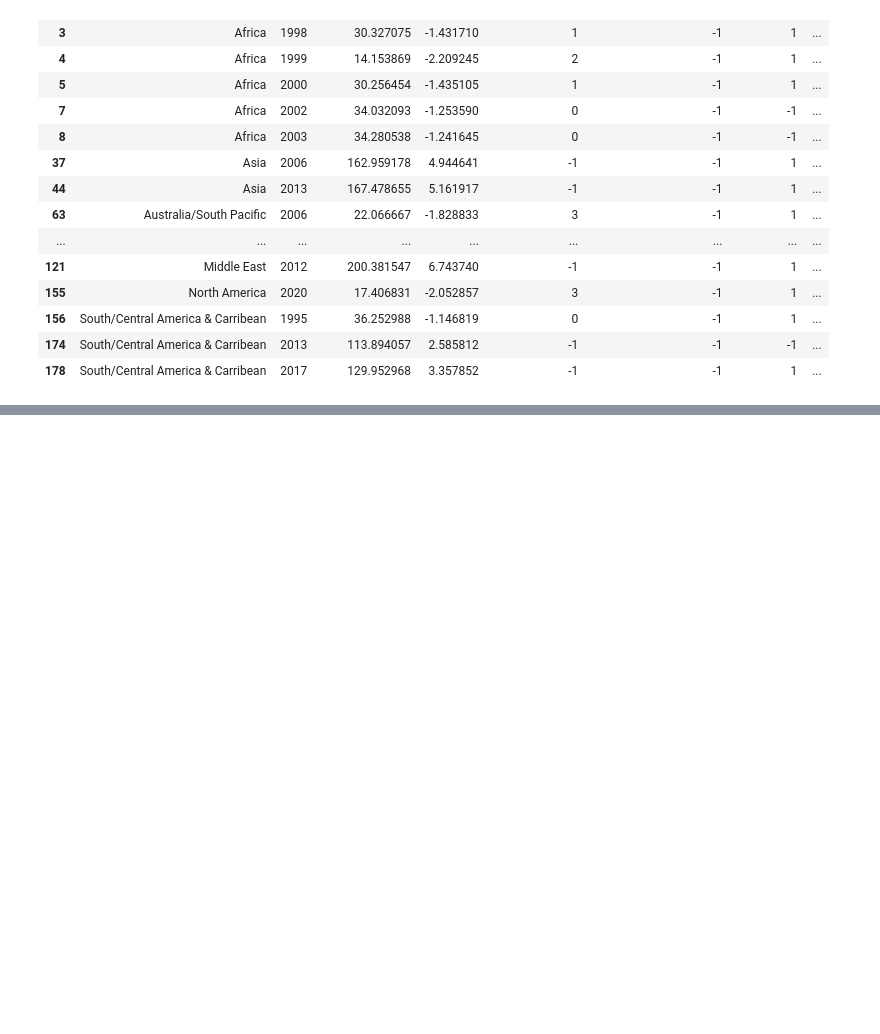
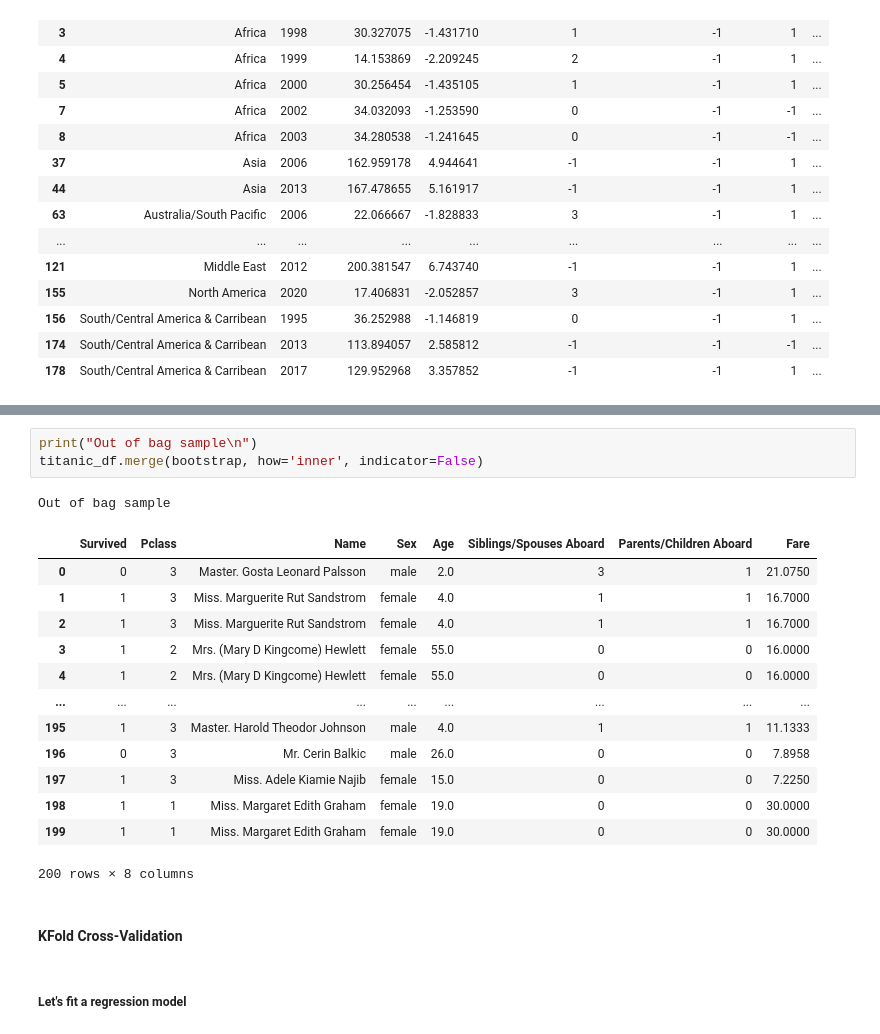
Before and after one commit to SammyOngaya/data2ml, a Jupyter notebook: data-pre-processing.ipynb, the cells around one changed output, grey strips where cells are left out. Cells and saved outputs as stored; diff of their text form; blank space fills up the shorter version.

```diff
--- a/data-pre-processing.ipynb
+++ b/data-pre-processing.ipynb
@@ -676,0 +747,22 @@ continental_temperature_df[continental_temperature_df['ellipticenvelope_outliers
+# %%
+print("Out of bag sample\n")
+titanic_df.merge(bootstrap, how='inner', indicator=False)
+# %% [output]
+Out of bag sample
+|  | Survived | Pclass | Name | Sex | Age | Siblings/Spouses Aboard | Parents/Children Aboard | Fare |
+| 0 | 0 | 3 | Master. Gosta Leonard Palsson | male | 2.0 | 3 | 1 | 21.0750 |
+| 1 | 1 | 3 | Miss. Marguerite Rut Sandstrom | female | 4.0 | 1 | 1 | 16.7000 |
+| 2 | 1 | 3 | Miss. Marguerite Rut Sandstrom | female | 4.0 | 1 | 1 | 16.7000 |
+| 3 | 1 | 2 | Mrs. (Mary D Kingcome) Hewlett | female | 55.0 | 0 | 0 | 16.0000 |
+| 4 | 1 | 2 | Mrs. (Mary D Kingcome) Hewlett | female | 55.0 | 0 | 0 | 16.0000 |
+| ... | ... | ... | ... | ... | ... | ... | ... | ... |
+| 195 | 1 | 3 | Master. Harold Theodor Johnson | male | 4.0 | 1 | 1 | 11.1333 |
+| 196 | 0 | 3 | Mr. Cerin Balkic | male | 26.0 | 0 | 0 | 7.8958 |
+| 197 | 1 | 3 | Miss. Adele Kiamie Najib | female | 15.0 | 0 | 0 | 7.2250 |
+| 198 | 1 | 1 | Miss. Margaret Edith Graham | female | 19.0 | 0 | 0 | 30.0000 |
+| 199 | 1 | 1 | Miss. Margaret Edith Graham | female | 19.0 | 0 | 0 | 30.0000 |
+200 rows × 8 columns
+# %% [markdown]
+#### KFold Cross-Validation
+# %% [markdown]
+##### Let's fit a regression model
```
Also changed, not shown: parts of 17 cells of this notebook.
